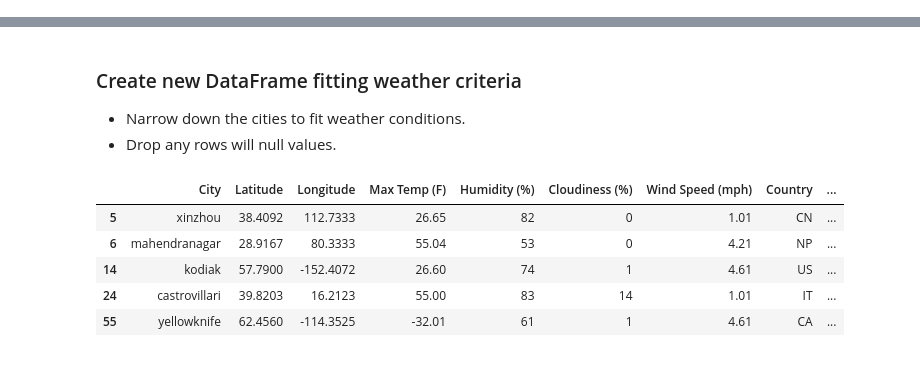
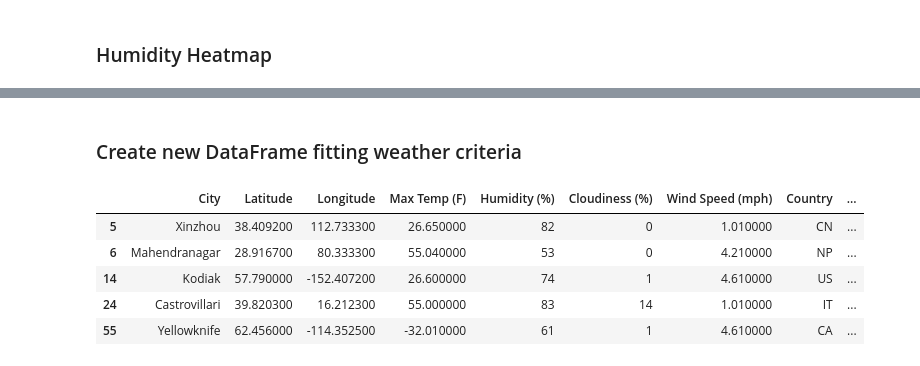
Before and after one commit to gucaselo/python-api, a Jupyter notebook: VacationPy/VacationPy.ipynb, the cells around one changed output, grey strips where cells are left out. Cells and saved outputs as stored; diff of their text form; code cells hidden in the pictures.

```diff
--- a/VacationPy/VacationPy.ipynb
+++ b/VacationPy/VacationPy.ipynb
@@ -27 +18,8 @@ gmaps.configure(api_key=g_key)
+# %%
+#Align text to the left
+def left_align(df):
+    left_aligned_df = df.style.set_properties(**{'text-align': 'left'}).set_table_styles(
+        [ dict(selector='th', props=[('text-align', 'left')] ) ])
+
+    return left_aligned_df
 # %%
@@ -53 +47,3 @@ weatherpy_df.head(20)
+# %% [markdown]
+### Humidity Heatmap
 # %%
@@ -67,19 +60,19 @@ fig
 [interactive output not drawn]
 # %% [markdown]
 ### Create new DataFrame fitting weather criteria
-* Narrow down the cities to fit weather conditions.
-* Drop any rows will null values.
 # %%
-#ideal_temp =
+#Create New Data Frame based on my ideal weather conditions for vacation
 ideal_weather_df = weatherpy_df[(weatherpy_df['Max Temp (F)'] <= 60) &
                                 (weatherpy_df['Max Temp (F)'] <= 70) &
                                 (weatherpy_df['Wind Speed (mph)'] <= 10) &
                                 (weatherpy_df['Cloudiness (%)'] <= 25)]
-ideal_weather_df.head()
+#Dropped Null values
+ideal_weather_df = ideal_weather_df.dropna()
+left_align(ideal_weather_df.head())
 # %% [output]
 |  | City | Latitude | Longitude | Max Temp (F) | Humidity (%) | Cloudiness (%) | Wind Speed (mph) | Country | ... |
-| 5 | xinzhou | 38.4092 | 112.7333 | 26.65 | 82 | 0 | 1.01 | CN | ... |
-| 6 | mahendranagar | 28.9167 | 80.3333 | 55.04 | 53 | 0 | 4.21 | NP | ... |
-| 14 | kodiak | 57.7900 | -152.4072 | 26.60 | 74 | 1 | 4.61 | US | ... |
-| 24 | castrovillari | 39.8203 | 16.2123 | 55.00 | 83 | 14 | 1.01 | IT | ... |
-| 55 | yellowknife | 62.4560 | -114.3525 | -32.01 | 61 | 1 | 4.61 | CA | ... |
+| 5 | Xinzhou | 38.409200 | 112.733300 | 26.650000 | 82 | 0 | 1.010000 | CN | ... |
+| 6 | Mahendranagar | 28.916700 | 80.333300 | 55.040000 | 53 | 0 | 4.210000 | NP | ... |
+| 14 | Kodiak | 57.790000 | -152.407200 | 26.600000 | 74 | 1 | 4.610000 | US | ... |
+| 24 | Castrovillari | 39.820300 | 16.212300 | 55.000000 | 83 | 14 | 1.010000 | IT | ... |
+| 55 | Yellowknife | 62.456000 | -114.352500 | -32.010000 | 61 | 1 | 4.610000 | CA | ... |
```
Also changed, not shown: parts of 16 cells of this notebook, 2 other files.
